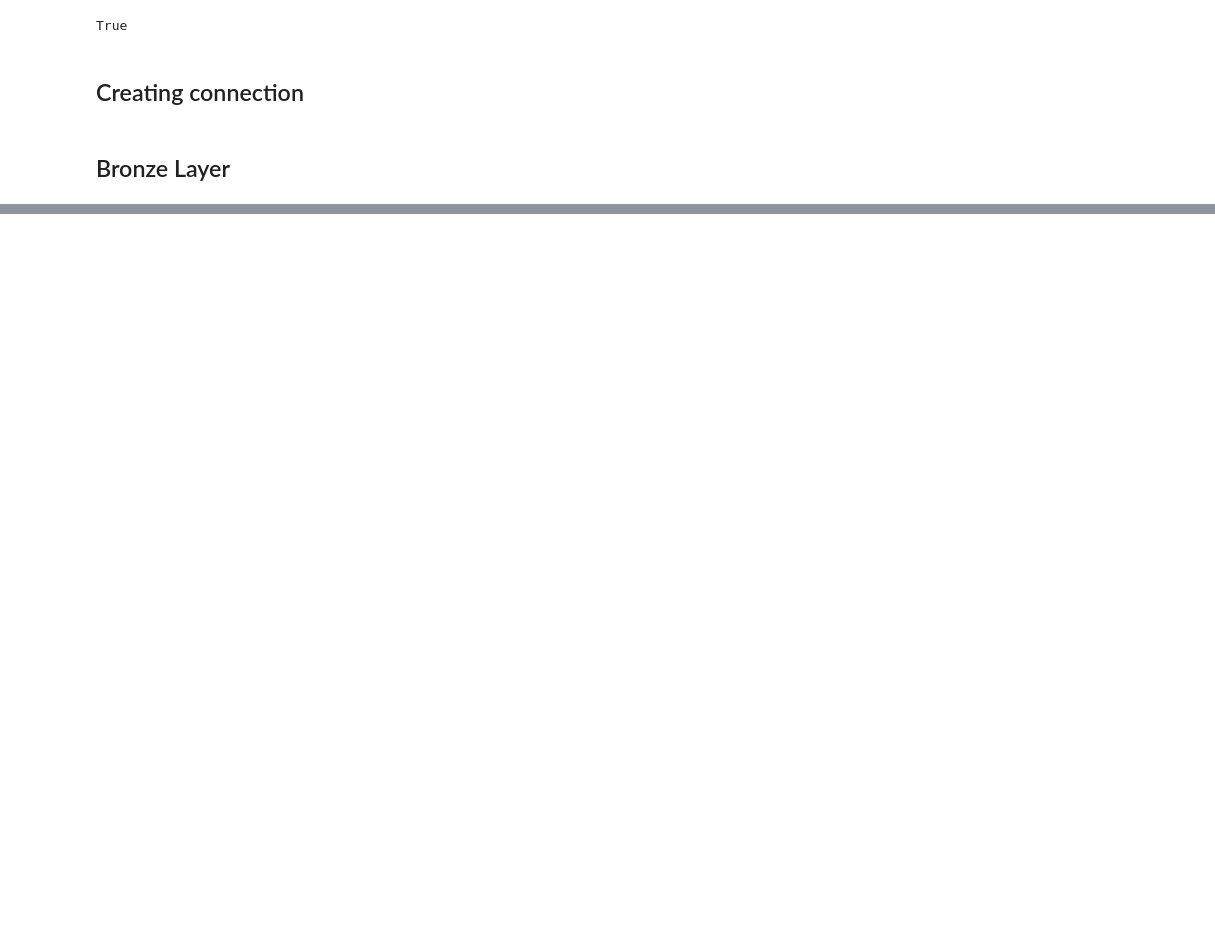
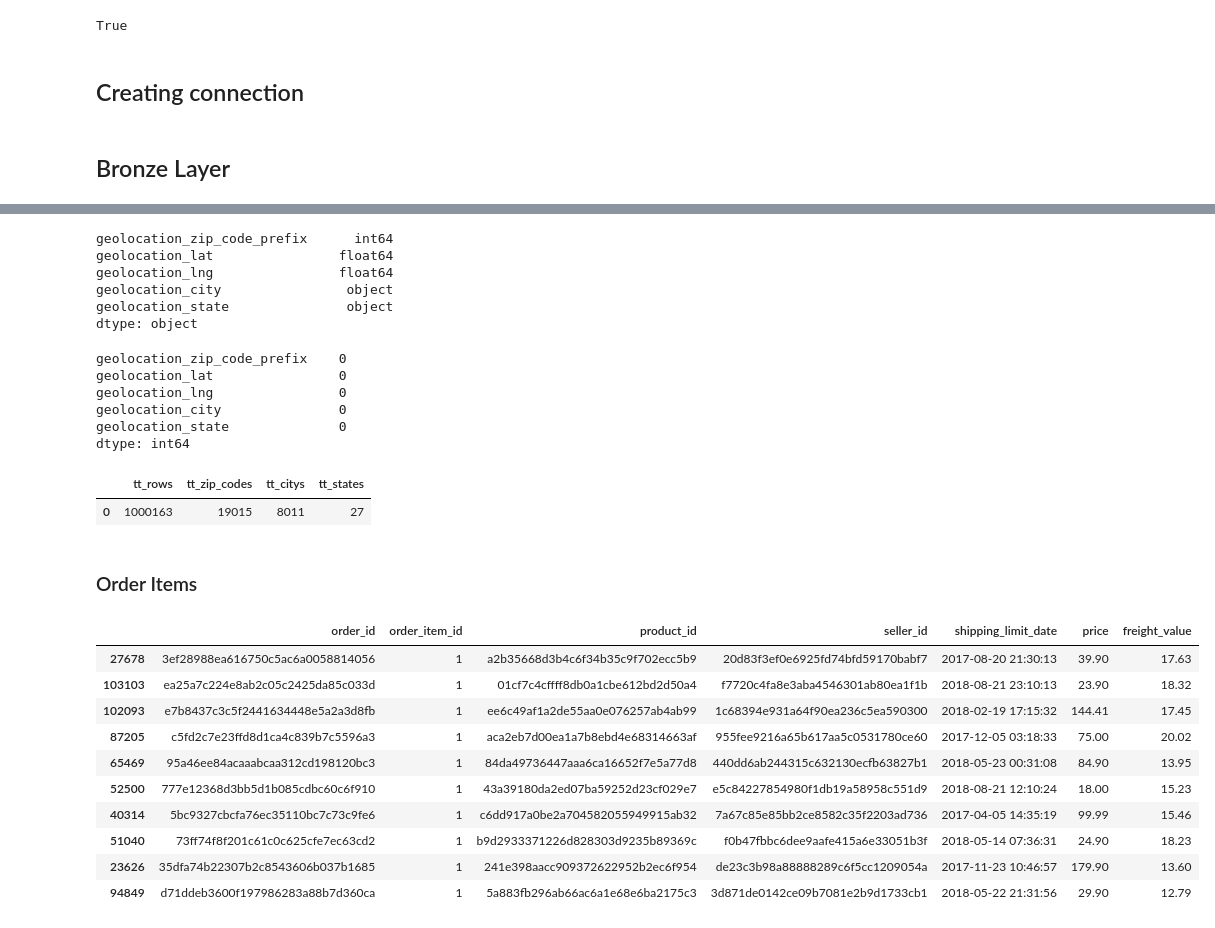
Before and after one commit to doegemon/etl_churn, a Jupyter notebook: notebooks/dbt_data_check.ipynb, the cells around one changed output, grey strips where cells are left out. Saved outputs shown, nothing was run; the diff lists cells and outputs as text; code cells hidden in the pictures; blank space fills up the shorter version.

```diff
--- a/notebooks/dbt_data_check.ipynb
+++ b/notebooks/dbt_data_check.ipynb
@@ -171,0 +154,47 @@ display(df)
+# %%
+df_geo.dtypes
+# %% [output]
+geolocation_zip_code_prefix      int64
+geolocation_lat                float64
+geolocation_lng                float64
+geolocation_city                object
+geolocation_state               object
+dtype: object
+# %%
+df_geo.isna().sum()
+# %% [output]
+geolocation_zip_code_prefix    0
+geolocation_lat                0
+geolocation_lng                0
+geolocation_city               0
+geolocation_state              0
+dtype: int64
+# %%
+df_geo_numbers = pd.read_sql("""
+  SELECT COUNT(*) AS tt_rows,
+    COUNT(DISTINCT geolocation_zip_code_prefix) AS tt_zip_codes,
+    COUNT(DISTINCT geolocation_city) AS tt_citys,
+    COUNT(DISTINCT geolocation_state) AS tt_states
+  FROM bronze_geolocation"""
+  , con=engine)
+display(df_geo_numbers)
+# %% [output]
+|  | tt_rows | tt_zip_codes | tt_citys | tt_states |
+| 0 | 1000163 | 19015 | 8011 | 27 |
+# %% [markdown]
+### Order Items
+# %%
+df_oi = pd.read_sql('SELECT * FROM bronze_order_items', con=engine)
+display(df_oi.sample(10))
+# %% [output]
+|  | order_id | order_item_id | product_id | seller_id | shipping_limit_date | price | freight_value |
+| 27678 | 3ef28988ea616750c5ac6a0058814056 | 1 | a2b35668d3b4c6f34b35c9f702ecc5b9 | 20d83f3ef0e6925fd74bfd59170babf7 | 2017-08-20 21:30:13 | 39.90 | 17.63 |
+| 103103 | ea25a7c224e8ab2c05c2425da85c033d | 1 | 01cf7c4cffff8db0a1cbe612bd2d50a4 | f7720c4fa8e3aba4546301ab80ea1f1b | 2018-08-21 23:10:13 | 23.90 | 18.32 |
+| 102093 | e7b8437c3c5f2441634448e5a2a3d8fb | 1 | ee6c49af1a2de55aa0e076257ab4ab99 | 1c68394e931a64f90ea236c5ea590300 | 2018-02-19 17:15:32 | 144.41 | 17.45 |
+| 87205 | c5fd2c7e23ffd8d1ca4c839b7c5596a3 | 1 | aca2eb7d00ea1a7b8ebd4e68314663af | 955fee9216a65b617aa5c0531780ce60 | 2017-12-05 03:18:33 | 75.00 | 20.02 |
+| 65469 | 95a46ee84acaaabcaa312cd198120bc3 | 1 | 84da49736447aaa6ca16652f7e5a77d8 | 440dd6ab244315c632130ecfb63827b1 | 2018-05-23 00:31:08 | 84.90 | 13.95 |
+| 52500 | 777e12368d3bb5d1b085cdbc60c6f910 | 1 | 43a39180da2ed07ba59252d23cf029e7 | e5c84227854980f1db19a58958c551d9 | 2018-08-21 12:10:24 | 18.00 | 15.23 |
+| 40314 | 5bc9327cbcfa76ec35110bc7c73c9fe6 | 1 | c6dd917a0be2a704582055949915ab32 | 7a67c85e85bb2ce8582c35f2203ad736 | 2017-04-05 14:35:19 | 99.99 | 15.46 |
+| 51040 | 73ff74f8f201c61c0c625cfe7ec63cd2 | 1 | b9d2933371226d828303d9235b89369c | f0b47fbbc6dee9aafe415a6e33051b3f | 2018-05-14 07:36:31 | 24.90 | 18.23 |
+| 23626 | 35dfa74b22307b2c8543606b037b1685 | 1 | 241e398aacc909372622952b2ec6f954 | de23c3b98a88888289c6f5cc1209054a | 2017-11-23 10:46:57 | 179.90 | 13.60 |
+| 94849 | d71ddeb3600f197986283a88b7d360ca | 1 | 5a883fb296ab66ac6a1e68e6ba2175c3 | 3d871de0142ce09b7081e2b9d1733cb1 | 2018-05-22 21:31:56 | 29.90 | 12.79 |
```
Also changed, not shown: parts of 76 cells of this notebook, 1 other file.
